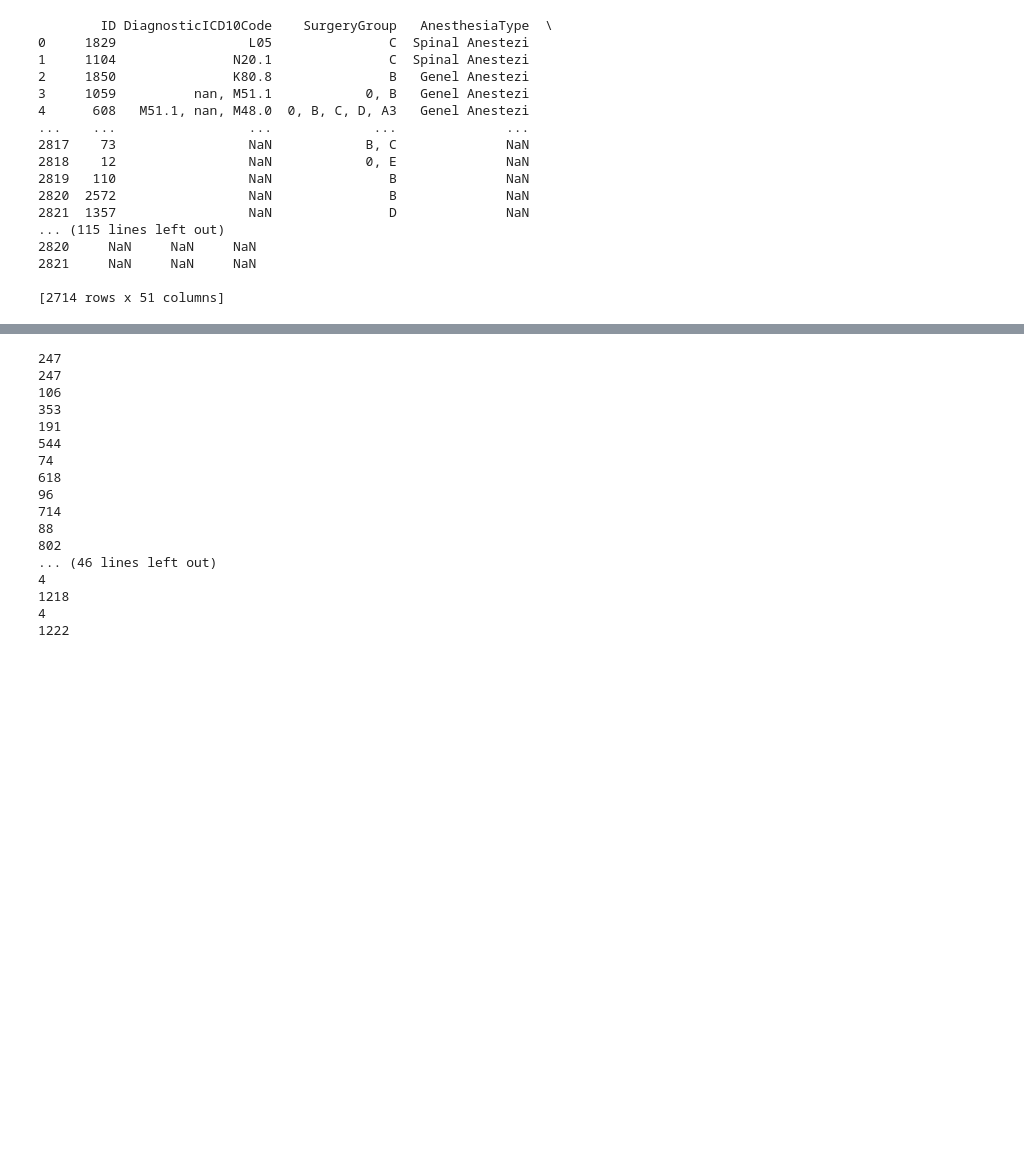
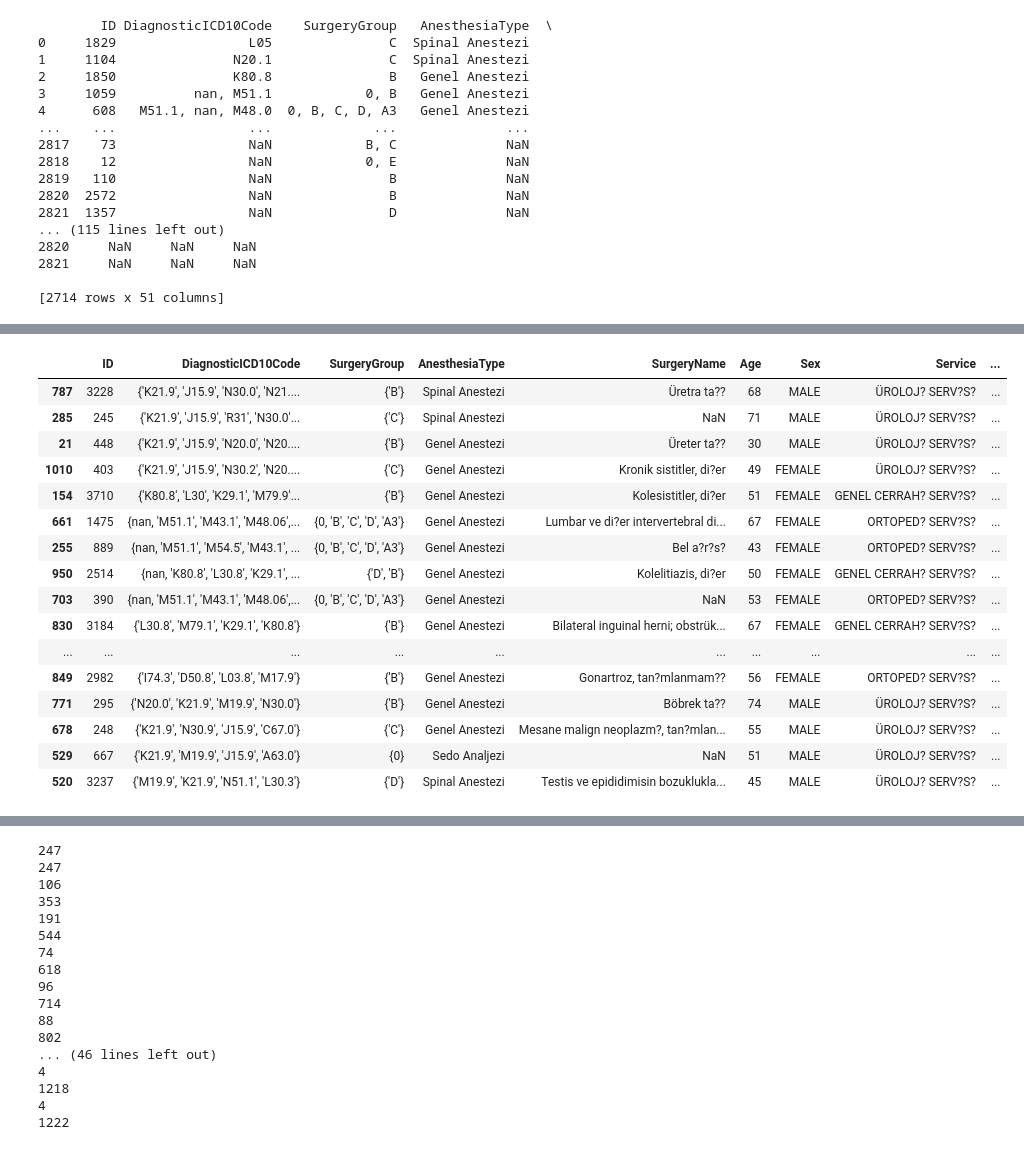
Before and after one commit to furkaneneseren/Datathon-Borda, a Jupyter notebook: surgery-datathon.ipynb, the cells around one changed output, grey strips where cells are left out. Cells and saved outputs as stored; diff of their text form; code cells hidden in the pictures; blank space fills up the shorter version.

```diff
--- a/surgery-datathon.ipynb
+++ b/surgery-datathon.ipynb
@@ -731,0 +865,20 @@ print(app_train_clean)
+# %%
+test.iloc[test.DiagnosticICD10Code.str.len().sort_values(ascending=False).index][:20]
+# %% [output]
+|  | ID | DiagnosticICD10Code | SurgeryGroup | AnesthesiaType | SurgeryName | Age | Sex | Service | ... |
+| 787 | 3228 | {'K21.9', 'J15.9', 'N30.0', 'N21.... | {'B'} | Spinal Anestezi | Üretra ta?? | 68 | MALE | ÜROLOJ? SERV?S? | ... |
+| 285 | 245 | {'K21.9', 'J15.9', 'R31', 'N30.0'... | {'C'} | Spinal Anestezi | NaN | 71 | MALE | ÜROLOJ? SERV?S? | ... |
+| 21 | 448 | {'K21.9', 'J15.9', 'N20.0', 'N20.... | {'B'} | Genel Anestezi | Üreter ta?? | 30 | MALE | ÜROLOJ? SERV?S? | ... |
+| 1010 | 403 | {'K21.9', 'J15.9', 'N30.2', 'N20.... | {'C'} | Genel Anestezi | Kronik sistitler, di?er | 49 | FEMALE | ÜROLOJ? SERV?S? | ... |
+| 154 | 3710 | {'K80.8', 'L30', 'K29.1', 'M79.9'... | {'B'} | Genel Anestezi | Kolesistitler, di?er | 51 | FEMALE | GENEL CERRAH? SERV?S? | ... |
+| 661 | 1475 | {nan, 'M51.1', 'M43.1', 'M48.06',... | {0, 'B', 'C', 'D', 'A3'} | Genel Anestezi | Lumbar ve di?er intervertebral di... | 67 | FEMALE | ORTOPED? SERV?S? | ... |
+| 255 | 889 | {nan, 'M51.1', 'M54.5', 'M43.1', ... | {0, 'B', 'C', 'D', 'A3'} | Genel Anestezi | Bel a?r?s? | 43 | FEMALE | ORTOPED? SERV?S? | ... |
+| 950 | 2514 | {nan, 'K80.8', 'L30.8', 'K29.1', ... | {'D', 'B'} | Genel Anestezi | Kolelitiazis, di?er | 50 | FEMALE | GENEL CERRAH? SERV?S? | ... |
+| 703 | 390 | {nan, 'M51.1', 'M43.1', 'M48.06',... | {0, 'B', 'C', 'D', 'A3'} | Genel Anestezi | NaN | 53 | FEMALE | ORTOPED? SERV?S? | ... |
+| 830 | 3184 | {'L30.8', 'M79.1', 'K29.1', 'K80.8'} | {'B'} | Genel Anestezi | Bilateral inguinal herni; obstrük... | 67 | FEMALE | GENEL CERRAH? SERV?S? | ... |
+| ... | ... | ... | ... | ... | ... | ... | ... | ... | ... |
+| 849 | 2982 | {'I74.3', 'D50.8', 'L03.8', 'M17.9'} | {'B'} | Genel Anestezi | Gonartroz, tan?mlanmam?? | 56 | FEMALE | ORTOPED? SERV?S? | ... |
+| 771 | 295 | {'N20.0', 'K21.9', 'M19.9', 'N30.0'} | {'B'} | Genel Anestezi | Böbrek ta?? | 74 | MALE | ÜROLOJ? SERV?S? | ... |
+| 678 | 248 | {'K21.9', 'N30.9', 'J15.9', 'C67.0'} | {'C'} | Genel Anestezi | Mesane malign neoplazm?, tan?mlan... | 55 | MALE | ÜROLOJ? SERV?S? | ... |
+| 529 | 667 | {'K21.9', 'M19.9', 'J15.9', 'A63.0'} | {0} | Sedo Analjezi | NaN | 51 | MALE | ÜROLOJ? SERV?S? | ... |
+| 520 | 3237 | {'M19.9', 'K21.9', 'N51.1', 'L30.3'} | {'D'} | Spinal Anestezi | Testis ve epididimisin bozuklukla... | 45 | MALE | ÜROLOJ? SERV?S? | ... |
```
Also changed, not shown: parts of 69 cells of this notebook.
